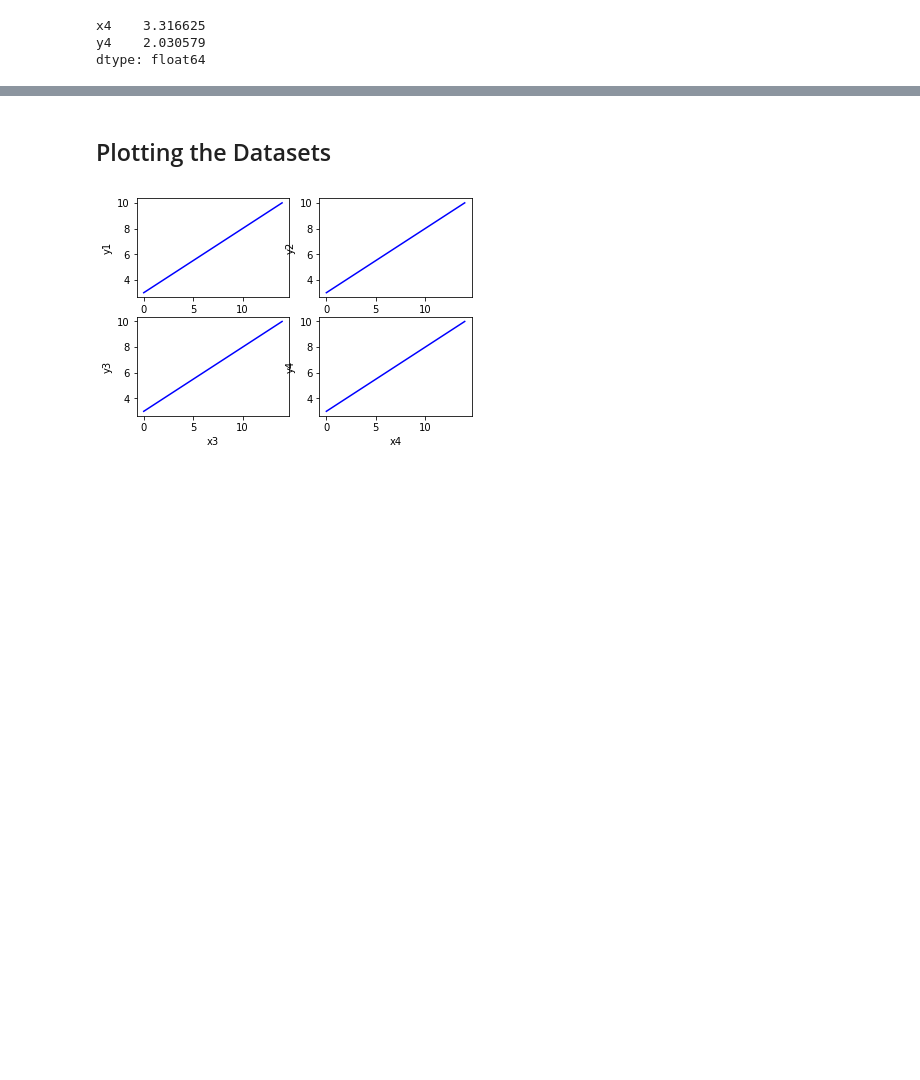
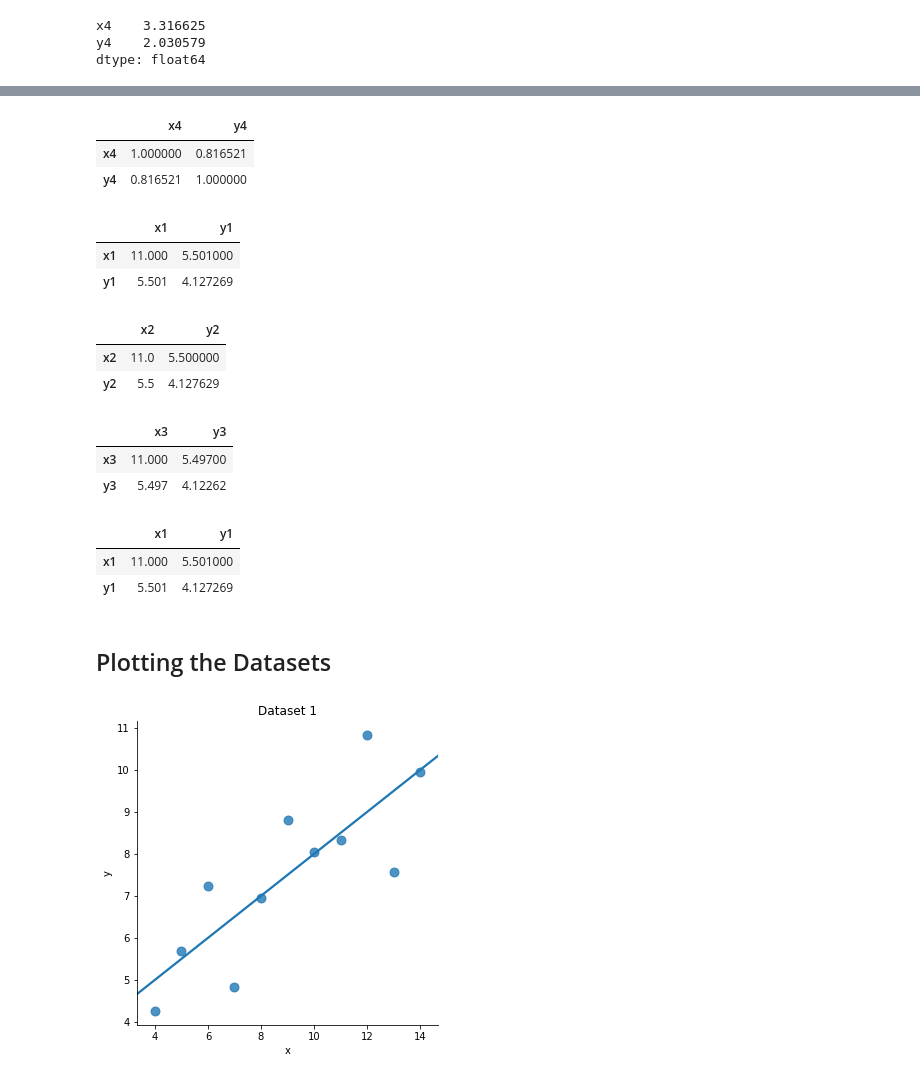
Before and after one commit to TommyVaughan/anacombe-quartet, a Jupyter notebook: anacombe-quartet.ipynb, the cells around one changed output, grey strips where cells are left out. Saved outputs shown, nothing was run; the diff lists cells and outputs as text; code cells hidden in the pictures; blank space fills up the shorter version.

Commit message:
Added graphs

```diff
--- a/anacombe-quartet.ipynb
+++ b/anacombe-quartet.ipynb
@@ -139,38 +162,49 @@ dtype: float64
+# %%
+# Dataset 4
+df.loc[:,["x4", "y4"]].corr()
+# %% [output]
+|  | x4 | y4 |
+| x4 | 1.000000 | 0.816521 |
+| y4 | 0.816521 | 1.000000 |
+# %%
+# The coveriance between the datasets is also similar.
+# Dataset 1
+df.loc[:,["x1", "y1"]].cov()
+# %% [output]
+|  | x1 | y1 |
+| x1 | 11.000 | 5.501000 |
+| y1 | 5.501 | 4.127269 |
+# %%
+# Dataset 2
+df.loc[:,["x2", "y2"]].cov()
+# %% [output]
+|  | x2 | y2 |
+| x2 | 11.0 | 5.500000 |
+| y2 | 5.5 | 4.127629 |
+# %%
+# Dataset 3
+df.loc[:,["x3", "y3"]].cov()
+# %% [output]
+|  | x3 | y3 |
+| x3 | 11.000 | 5.49700 |
+| y3 | 5.497 | 4.12262 |
+# %%
+# Dataset 4
+df.loc[:,["x1", "y1"]].cov()
+# %% [output]
+|  | x1 | y1 |
+| x1 | 11.000 | 5.501000 |
+| y1 | 5.501 | 4.127269 |
 # %%
 # Looking at the above data it would be easy to make the assumption that all of the datasets will look the same when graphed.
 # According to Anscombe this is not the case.
 # %% [markdown]
 ## Plotting the Datasets
-# %%
-x = np.arange(0.0, 15.0, 1.0)
-y = 3.00 + 0.500 * x +
-
-# Dataset 1
-plt.subplot(2, 2, 1)
-plt.plot(x,y, 'b-')
-plt.xlabel("x1")
-plt.ylabel("y1")
-
-# Dataset 2
-plt.subplot(2, 2, 2)
-plt.plot(x,y, 'b-')
-plt.xlabel("x2")
-plt.ylabel("y2")
-
-
-# Dataset 3
-plt.subplot(2, 2, 3)
-plt.plot(x,y, 'b-')
-plt.xlabel("x3")
-plt.ylabel("y3")
-
-
-# Dataset 4
-plt.subplot(2, 2, 4)
-plt.plot(x,y, 'b-')
-plt.xlabel("x4")
-plt.ylabel("y4")
-
-plt.show()
-# %% [output]
-[figure, removed]
+# %%
+# Anscombes dataset is available in Seaborn.
+anscombe = sns.load_dataset("anscombe")
+# %%
+sns.lmplot(x="x", y="y", data=anscombe.query("dataset == 'I'"),
+           ci=None, scatter_kws={"s": 80}), plt.title("Dataset 1");
+# %% [output]
+[figure, added]
```
Also changed, not shown: parts of 7 cells of this notebook, 1 other file.
